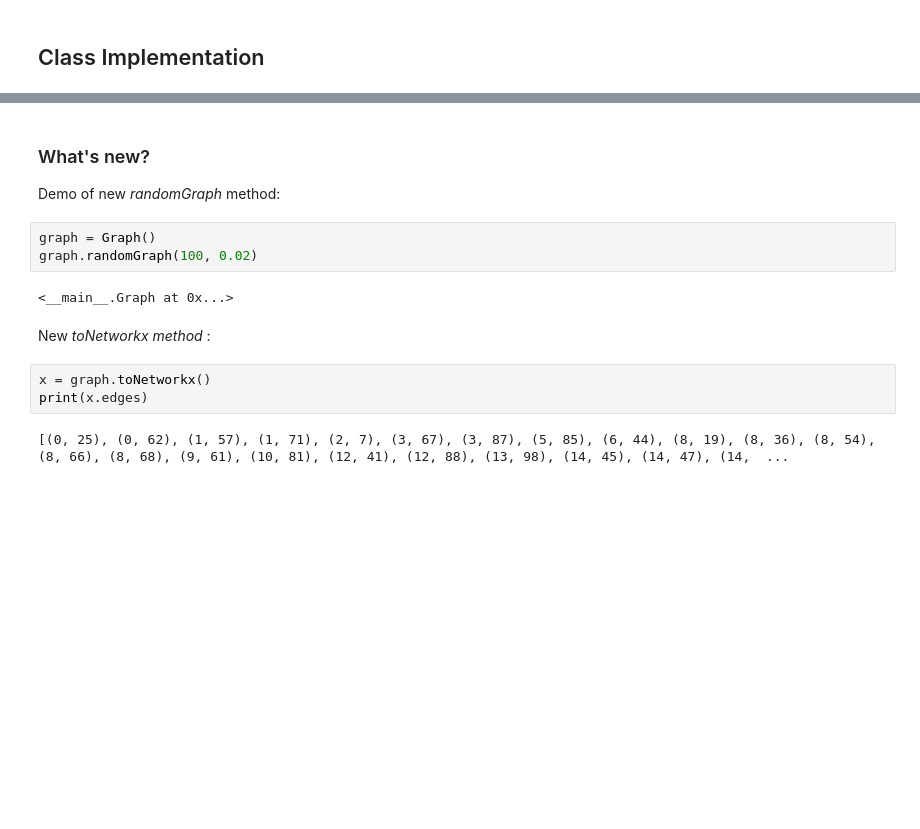
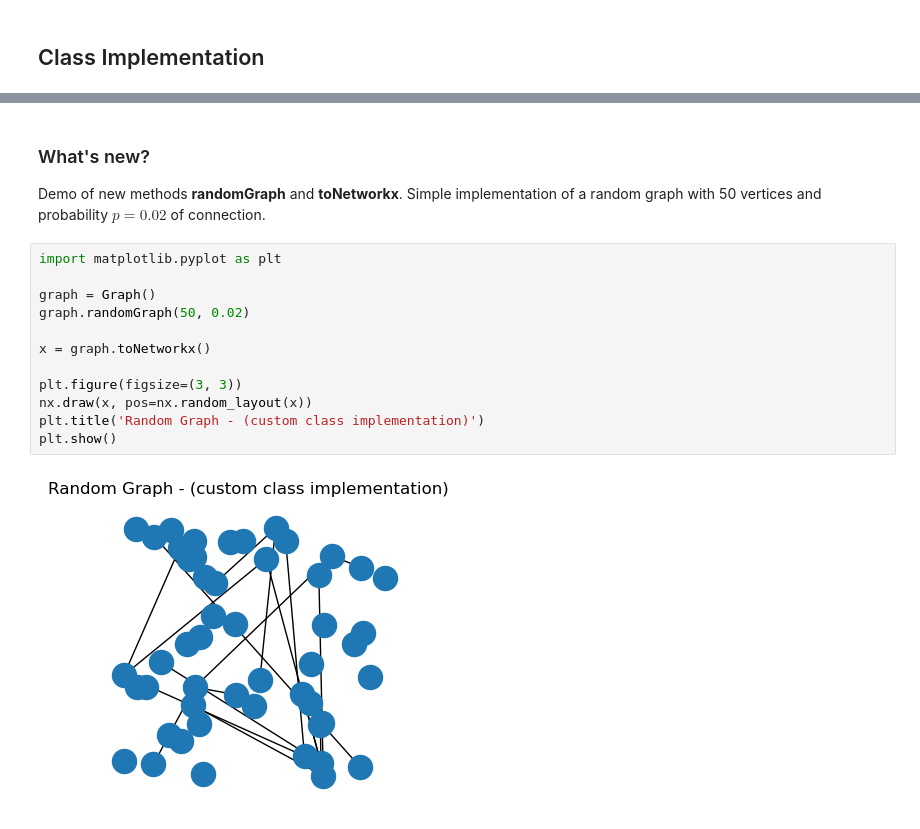
Before and after one commit to kaledgar/CplxNtwrk2023, a Jupyter notebook: CplxNtwrks3/list3_notebook.ipynb, the cells around one changed output, grey strips where cells are left out. Cells and saved outputs as stored; diff of their text form; blank space fills up the shorter version.

```diff
--- a/CplxNtwrks3/list3_notebook.ipynb
+++ b/CplxNtwrks3/list3_notebook.ipynb
@@ -210,16 +237,18 @@ class Graph:
 # %% [markdown]
 ### What's new? <a class="anchor" id="ex1"></a>
 
-Demo of new *randomGraph* method:
+Demo of new methods **randomGraph** and **toNetworkx**. Simple implementation of a random graph with 50 vertices and probability $p = 0.02$ of connection.
 # %%
+import matplotlib.pyplot as plt
+
 graph = Graph()
-graph.randomGraph(100, 0.02)
+graph.randomGraph(50, 0.02)
+
+x = graph.toNetworkx()
+
+plt.figure(figsize=(3, 3))
+nx.draw(x, pos=nx.random_layout(x))
+plt.title('Random Graph - (custom class implementation)')
+plt.show()
 # %% [output]
-<__main__.Graph at 0x...>
+[figure, added]
-# %% [markdown]
-New *toNetworkx method* :
-# %%
-x = graph.toNetworkx()
-print(x.edges)
-# %% [output]
-[(0, 25), (0, 62), (1, 57), (1, 71), (2, 7), (3, 67), (3, 87), (5, 85), (6, 44), (8, 19), (8, 36), (8, 54), (8, 66), (8, 68), (9, 61), (10, 81), (12, 41), (12, 88), (13, 98), (14, 45), (14, 47), (14,  ...
```
Also changed, not shown: parts of 14 cells of this notebook, 4 other files.
